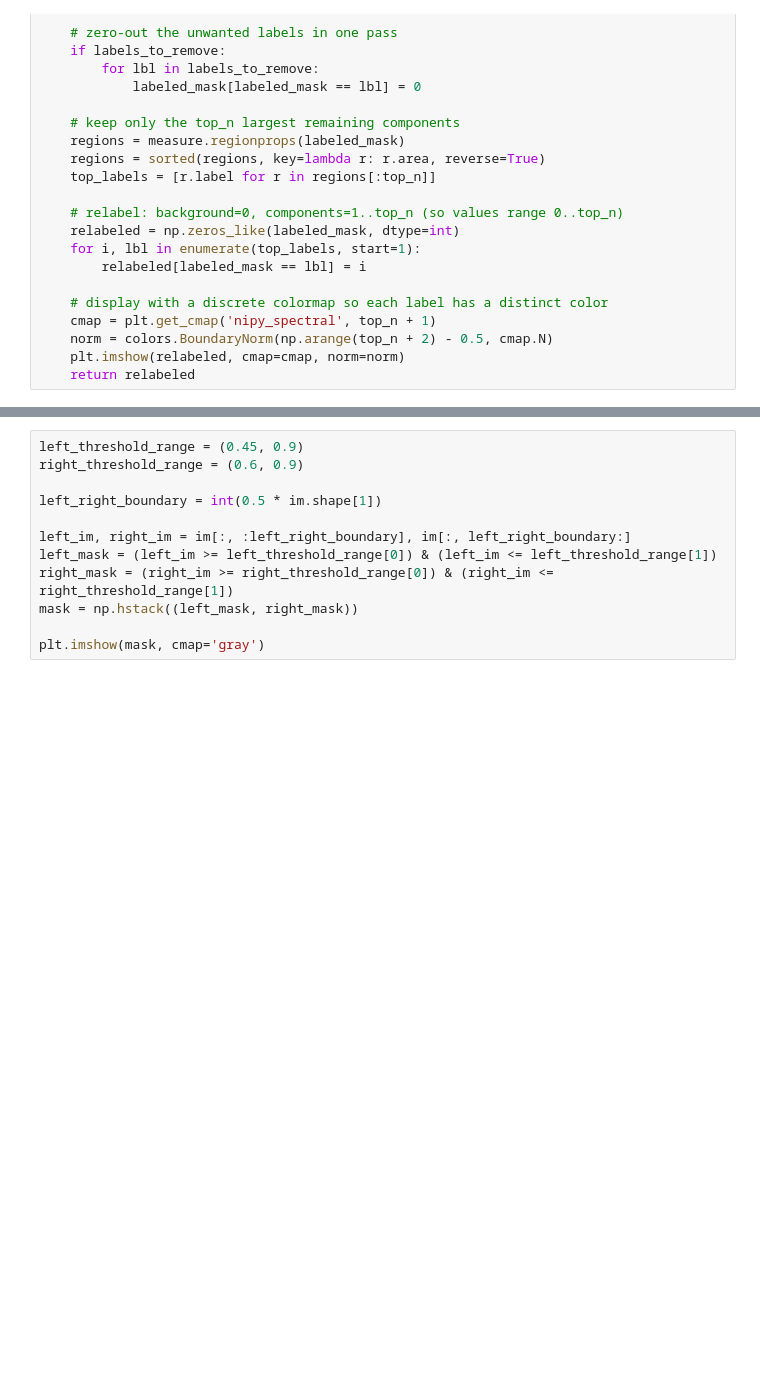
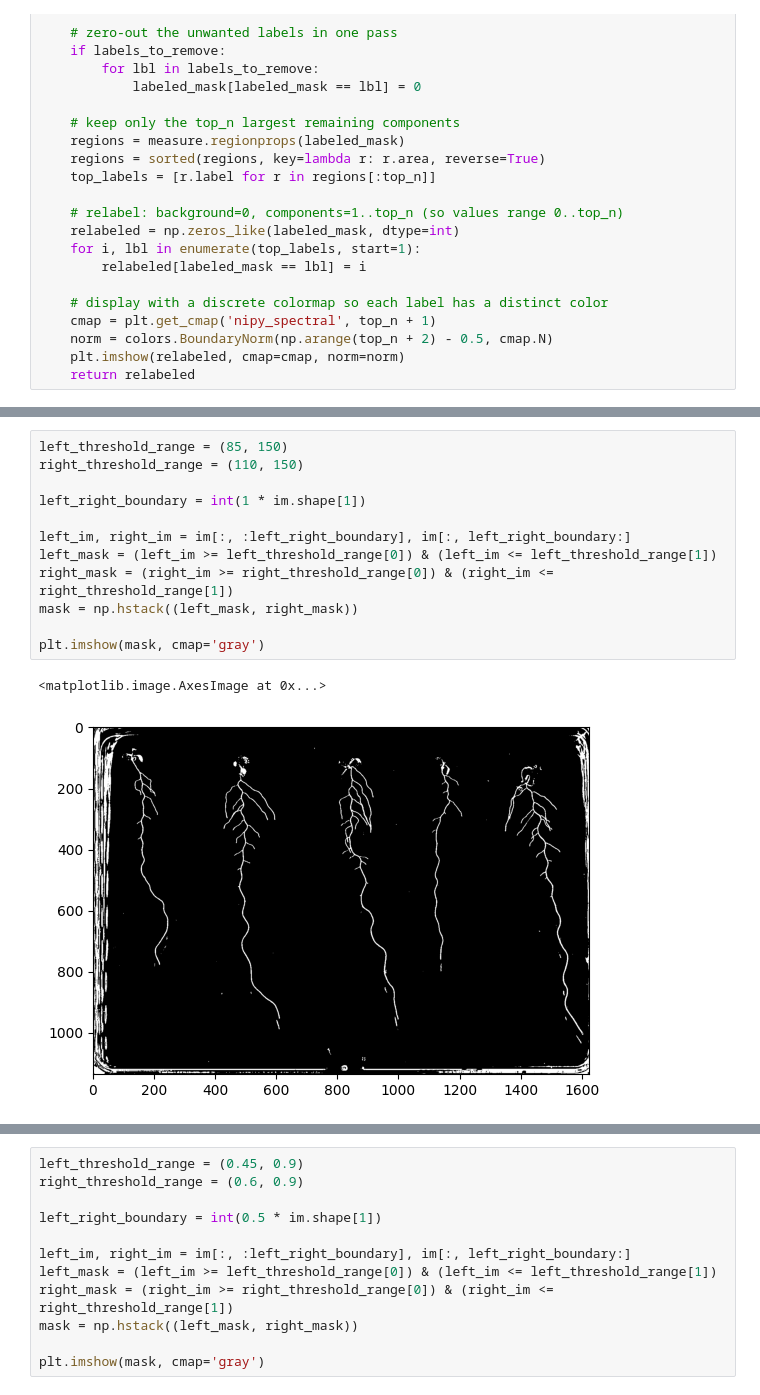
Before and after one commit to rizfn/root-growth, a Jupyter notebook: src/image-segmentation/segment_col.ipynb, the cells around one changed output, grey strips where cells are left out. Saved outputs shown, nothing was run; the diff lists cells and outputs as text; blank space fills up the shorter version.

```diff
--- a/src/image-segmentation/segment_col.ipynb
+++ b/src/image-segmentation/segment_col.ipynb
@@ -80,0 +222,15 @@ root_number_data = {
+# %%
+left_threshold_range = (85, 150)
+right_threshold_range = (110, 150)
+
+left_right_boundary = int(1 * im.shape[1])
+
+left_im, right_im = im[:, :left_right_boundary], im[:, left_right_boundary:]
+left_mask = (left_im >= left_threshold_range[0]) & (left_im <= left_threshold_range[1])
+right_mask = (right_im >= right_threshold_range[0]) & (right_im <= right_threshold_range[1])
+mask = np.hstack((left_mask, right_mask))
+
+plt.imshow(mask, cmap='gray')
+# %% [output]
+<matplotlib.image.AxesImage at 0x...>
+[figure, added]
```
Also changed, not shown: parts of 46 cells of this notebook, 15 other files.
